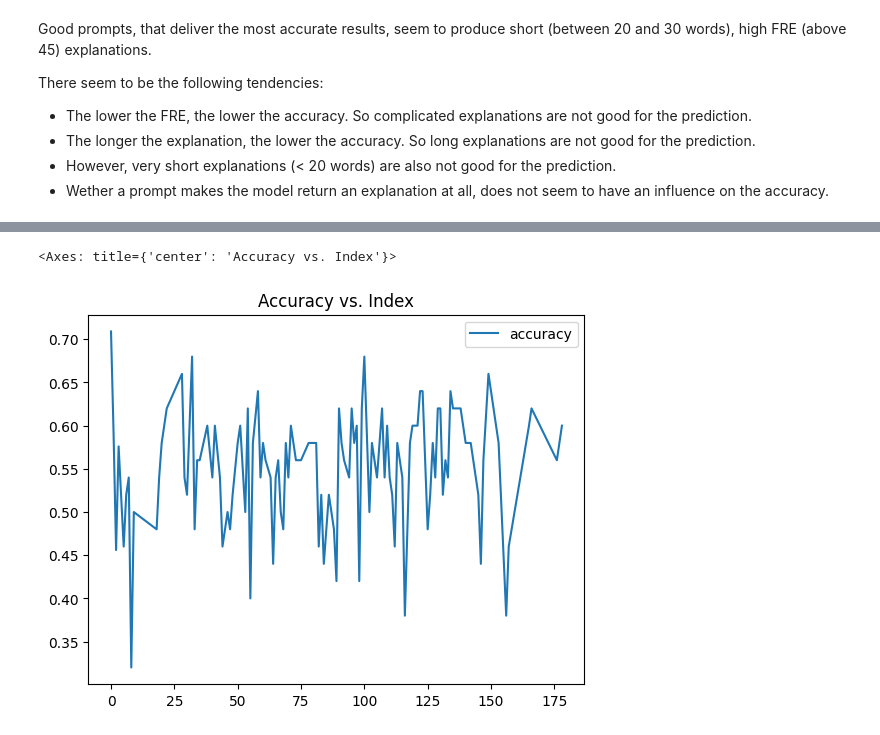
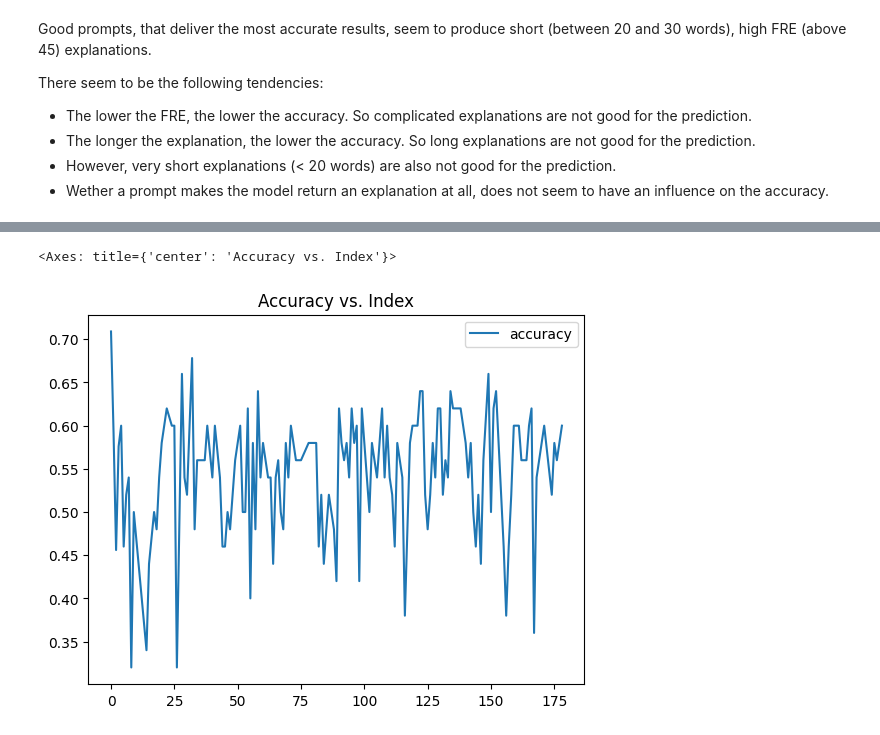
Before and after one commit to lukasvoege/ZeroShot-step-by-step-distillation, a Jupyter notebook: analytics.ipynb, the cells around one changed output, grey strips where cells are left out. Saved outputs shown, nothing was run; the diff lists cells and outputs as text; code cells hidden in the pictures.

```diff
--- a/analytics.ipynb
+++ b/analytics.ipynb
@@ -109,6 +109,6 @@ meta_df.plot.scatter(x="explanation_rate", y="n_parse_errors", title="Parse Erro
 # %%
 # line plot of accuracy vs index, filtered by n_parse_errors < 10
-meta_df[meta_df["n_parse_errors"] < 1].plot.line(y="accuracy", title="Accuracy vs. Index")
+meta_df[meta_df["n_parse_errors"] < 5].plot.line(y="accuracy", title="Accuracy vs. Index")
 # %% [output]
 <Axes: title={'center': 'Accuracy vs. Index'}>
-[figure, old version]
+[figure, new version]
```
Also changed, not shown: parts of 4 cells of this notebook, 3 other files.
